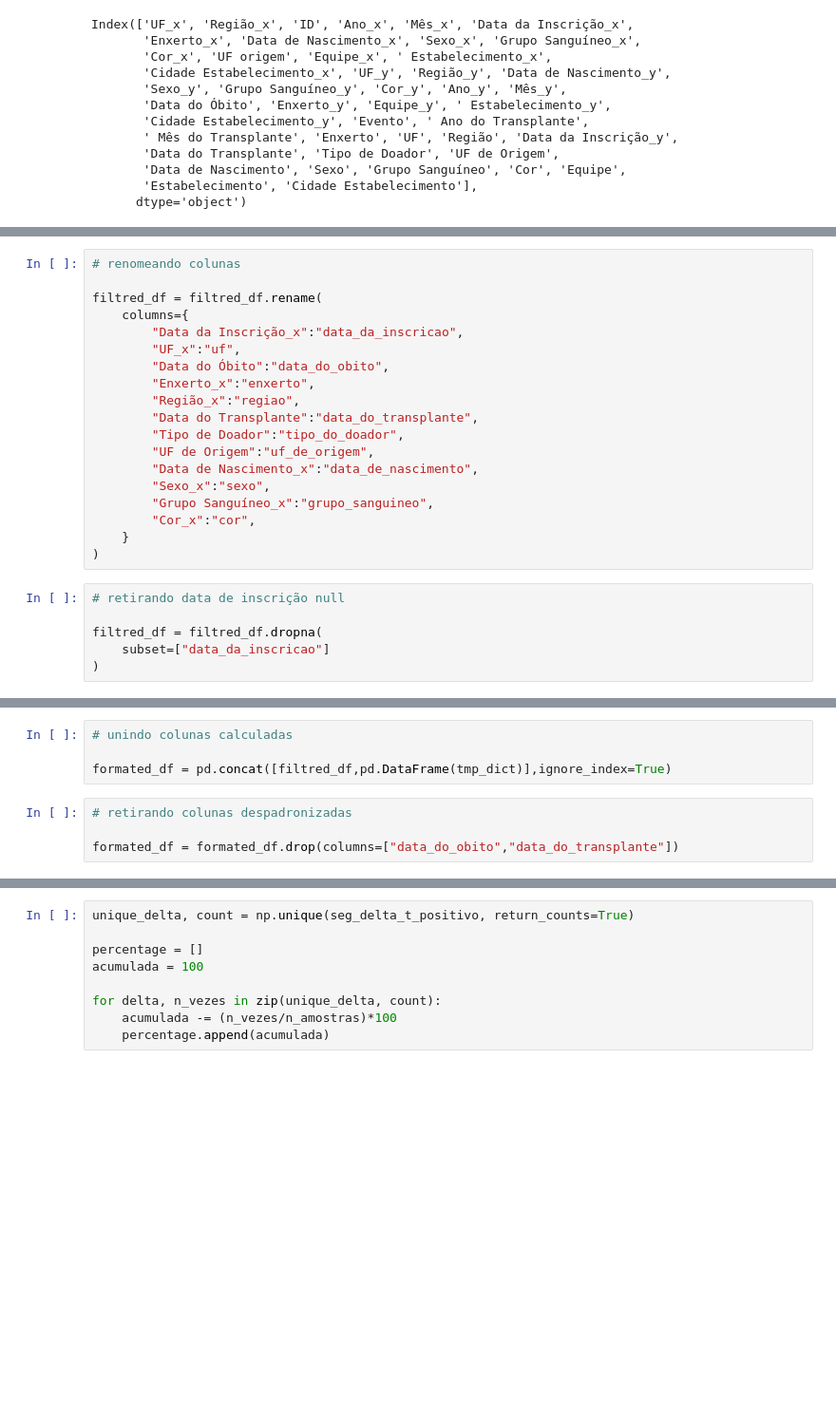
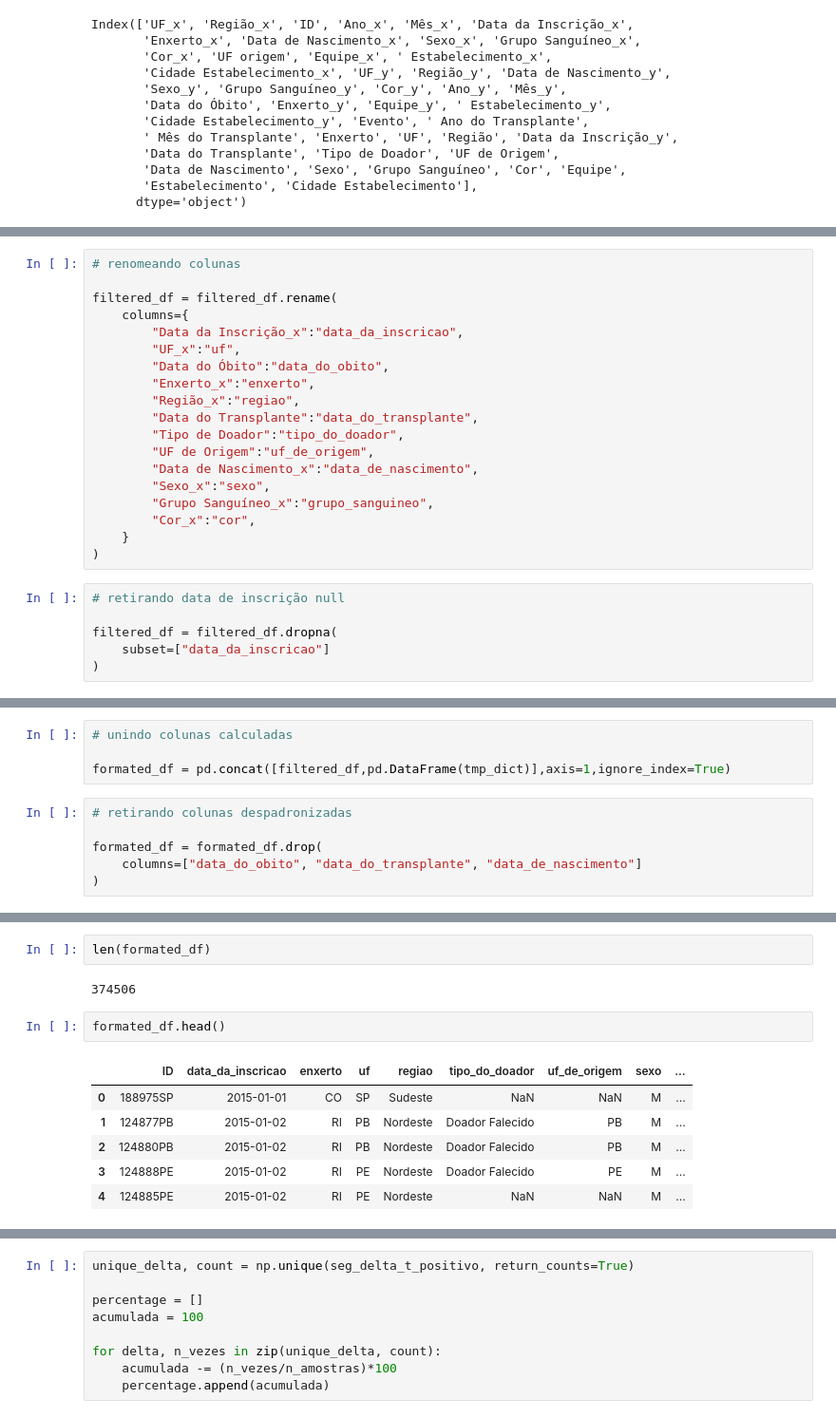
Before and after one commit to Esterci/SNT_table_study, a Jupyter notebook: estudo_inicial/kaplan-meier.ipynb, the cells around one changed output, grey strips where cells are left out. Shown: that part at 95% size. Drawn from its saved outputs; the diff is of its cells as text; blank space fills up the shorter version.

```diff
--- a/estudo_inicial/kaplan-meier.ipynb
+++ b/estudo_inicial/kaplan-meier.ipynb
@@ -207,7 +399,7 @@ memory usage: 36.8+ MB
 # %%
 # renomeando colunas
 
-filtred_df = filtred_df.rename(
+filtered_df = filtered_df.rename(
     columns={
         "Data da Inscrição_x":"data_da_inscricao",
         "UF_x":"uf",
@@ -226,7 +418,7 @@ filtred_df = filtred_df.rename(
 # %%
 # retirando data de inscrição null
 
-filtred_df = filtred_df.dropna(
+filtered_df = filtered_df.dropna(
     subset=["data_da_inscricao"]
 )
 # %%
@@ -320,11 +721,13 @@ Formatando dados...
 # %%
 # unindo colunas calculadas
 
-formated_df = pd.concat([filtred_df,pd.DataFrame(tmp_dict)],ignore_index=True)
+formated_df = pd.concat([filtered_df,pd.DataFrame(tmp_dict)],axis=1,ignore_index=True)
 # %%
 # retirando colunas despadronizadas
 
-formated_df = formated_df.drop(columns=["data_do_obito","data_do_transplante"])
+formated_df = formated_df.drop(
+    columns=["data_do_obito", "data_do_transplante", "data_de_nascimento"]
+)
 # %%
 formated_df.info(verbose=True)
 # %% [output]
@@ -348 +751,14 @@ memory usage: 45.7+ MB
+# %%
+len(formated_df)
+# %% [output]
+374506
+# %%
+formated_df.head()
+# %% [output]
+|  | ID | data_da_inscricao | enxerto | uf | regiao | tipo_do_doador | uf_de_origem | sexo | ... |
+| 0 | 188975SP | 2015-01-01 | CO | SP | Sudeste | NaN | NaN | M | ... |
+| 1 | 124877PB | 2015-01-02 | RI | PB | Nordeste | Doador Falecido | PB | M | ... |
+| 2 | 124880PB | 2015-01-02 | RI | PB | Nordeste | Doador Falecido | PB | M | ... |
+| 3 | 124888PE | 2015-01-02 | RI | PE | Nordeste | Doador Falecido | PE | M | ... |
+| 4 | 124885PE | 2015-01-02 | RI | PE | Nordeste | NaN | NaN | M | ... |
 # %%
```
Also changed, not shown: parts of 28 cells of this notebook, 4 other files.
